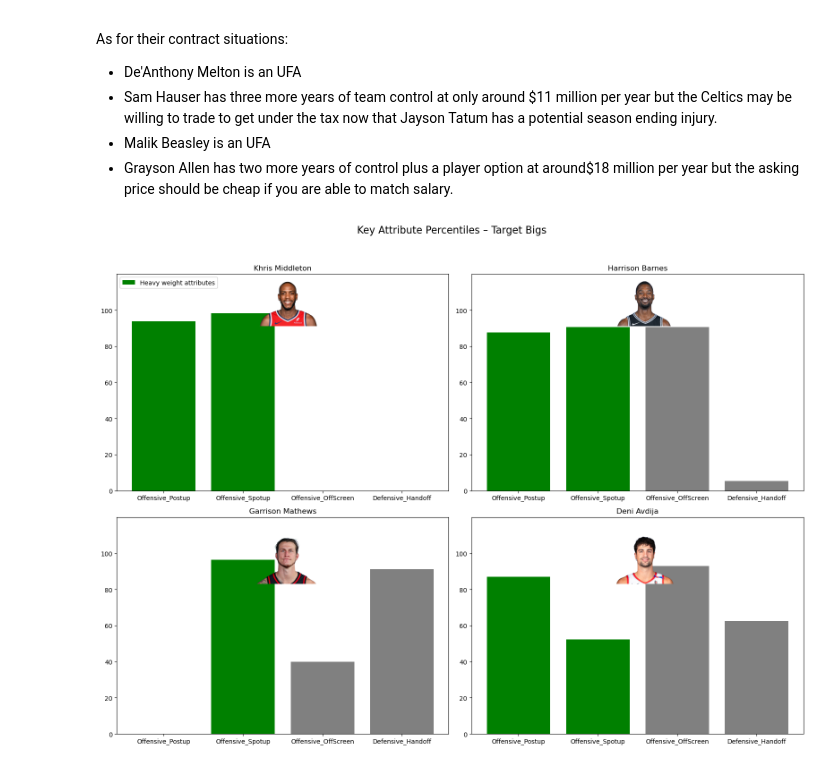
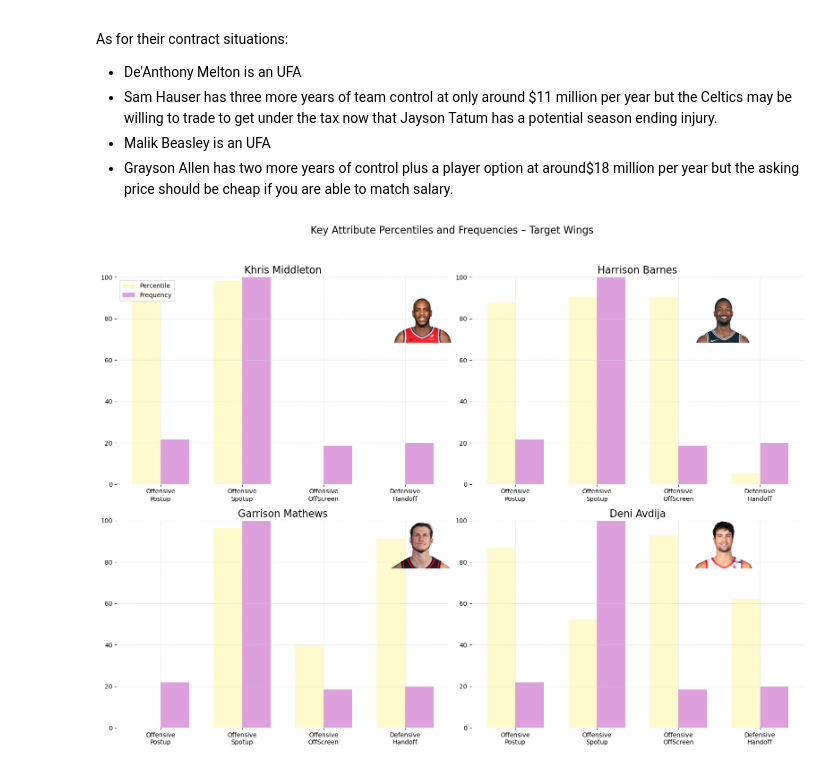
Before and after one commit to kevinkietle/Lakers-2025-Team-Fits, a Jupyter notebook: scripts/lakers_fits_acquisition_recommendations.ipynb, the cells around one changed output. Cells and saved outputs as stored; diff of their text form; code cells hidden in the pictures.

```diff
--- a/scripts/lakers_fits_acquisition_recommendations.ipynb
+++ b/scripts/lakers_fits_acquisition_recommendations.ipynb
@@ -63,0 +25,5 @@ playtype_summary.sort_values(by='Total_POSS', ascending=False)
+# %%
+playtype_summary['ATTR_NAME'] = playtype_summary['TYPE_GROUPING'] + '_' + playtype_summary['PLAY_TYPE']
+# %%
+top_play = playtype_summary['Total_POSS'].max()
+playtype_summary['Frequency'] = (playtype_summary['Total_POSS'] / top_play) * 100
@@ -356,46 +394,72 @@ key_attributes_wings = ['Offensive_Postup', 'Offensive_Spotup']
 # %%
 # Create 2x2 subplot grid
 fig, axs = plt.subplots(2, 2, figsize=(16, 12))
 axs = axs.flatten()  # Flatten 2D array to 1D list for easy looping
 
+# Build a dictionary for quick lookup of global frequencies
+frequency_map = dict(zip(playtype_summary['ATTR_NAME'], playtype_summary['Frequency']))
+
 for i, player in enumerate(target_wings):
     ax = axs[i]
     try:
-        # Get player data
+        # Get player percentile data
         player_data = player_percentiles_2024[player_percentiles_2024['PLAYER_NAME'] == player].iloc[0]
-        values = [player_data[attr] * 100 for attr in attributes_wings]
-        colors = ['green' if attr in key_attributes_wings else 'gray' for attr in attributes_wings]
+        percentiles = [player_data[attr] * 100 for attr in attributes_wings]
 
-        # Create bar chart
-        ax.bar(attributes_wings, values, color=colors)
-        ax.set_ylim(0, 120)
-        ticks = ax.get_yticks()
-        ax.set_yticks([tick for tick in ticks if tick != 120])
-        ax.set_title(f"{player}", fontsize=12)
+        # Get frequency data for each attribute (same for all players)
+        player_freqs = [frequency_map.get(attr, 0) for attr in attributes_wings]
+
+        # Bar positions
+        x = np.arange(len(attributes_wings))
+        bar_width = 0.35
+
+        # Plot percentile and frequency bars
+        ax.bar(x - bar_width/2, percentiles, width=bar_width, color='lemonchiffon', label='Percentile')
+        ax.bar(x + bar_width/2, player_freqs, width=bar_width, color='plum', label='Frequency')
+
+        # Clean visual style
+        ax.set_xticks(x)
+        ax.set_xticklabels([attr.replace('_', '\n') for attr in attributes_wings], rotation=0, ha='center')
+        ax.set_ylim(0, 100)
+        ax.set_title(f"{player}", fontsize=16)
+
+        # Faint gridlines and no border
+        ax.grid(True, which='both', axis='both', linestyle='--', color='lightgray', alpha=0.7)
+        for spine in ['top', 'right', 'left', 'bottom']:
+            ax.spines[spine].set_visible(False)
+
+        # Add legend only to the first plot
         if i == 0:
-            legend_elements = [Patch(facecolor='green', label='Heavy weight attributes')]
+            legend_elements = [
+                Patch(facecolor='lemonchiffon', label='Percentile'),
+                Patch(facecolor='plum', label='Frequency')
+            ]
             ax.legend(handles=legend_elements, loc='upper left')
 
-        # Add image
+        # Add player image in slightly adjusted position
         image_path = f'../images/{player.lower().replace(" ", "_")}.png'
         try:
             img = mpimg.imread(image_path)
-            img_ax = fig.add_axes([0.22 + (i % 2) * 0.5, 0.79 - (i // 2) * 0.48, 0.1, 0.1])  # Manually position per subplot
+            img_ax = fig.add_axes([
+                ax.get_position().x1 - 0.07,  # moved slightly more right
+                ax.get_position().y1 - 0.12,
+                0.1, 0.1
+            ])
             img_ax.imshow(img)
             img_ax.axis('off')
         except FileNotFoundError:
             print(f"Image not found for {player}: {image_path}")
 
     except IndexError:
         print(f"No data found for {player}")
         ax.set_visible(False)
 
-# Overall layout
-fig.suptitle("Key Attribute Percentiles – Target Bigs", fontsize=16)
+# Final layout
+fig.suptitle("Key Attribute Percentiles and Frequencies – Target Wings", fontsize=16)
 plt.tight_layout(rect=[0, 0, 1, 0.95])
 plt.show()
 # %% [output]
-[figure, old version]
+[figure, new version]
 # %%
 # Create 2x2 subplot grid
 fig, axs = plt.subplots(2, 2, figsize=(16, 12))
```
Also changed, not shown: parts of 18 cells of this notebook, 3 other files.
